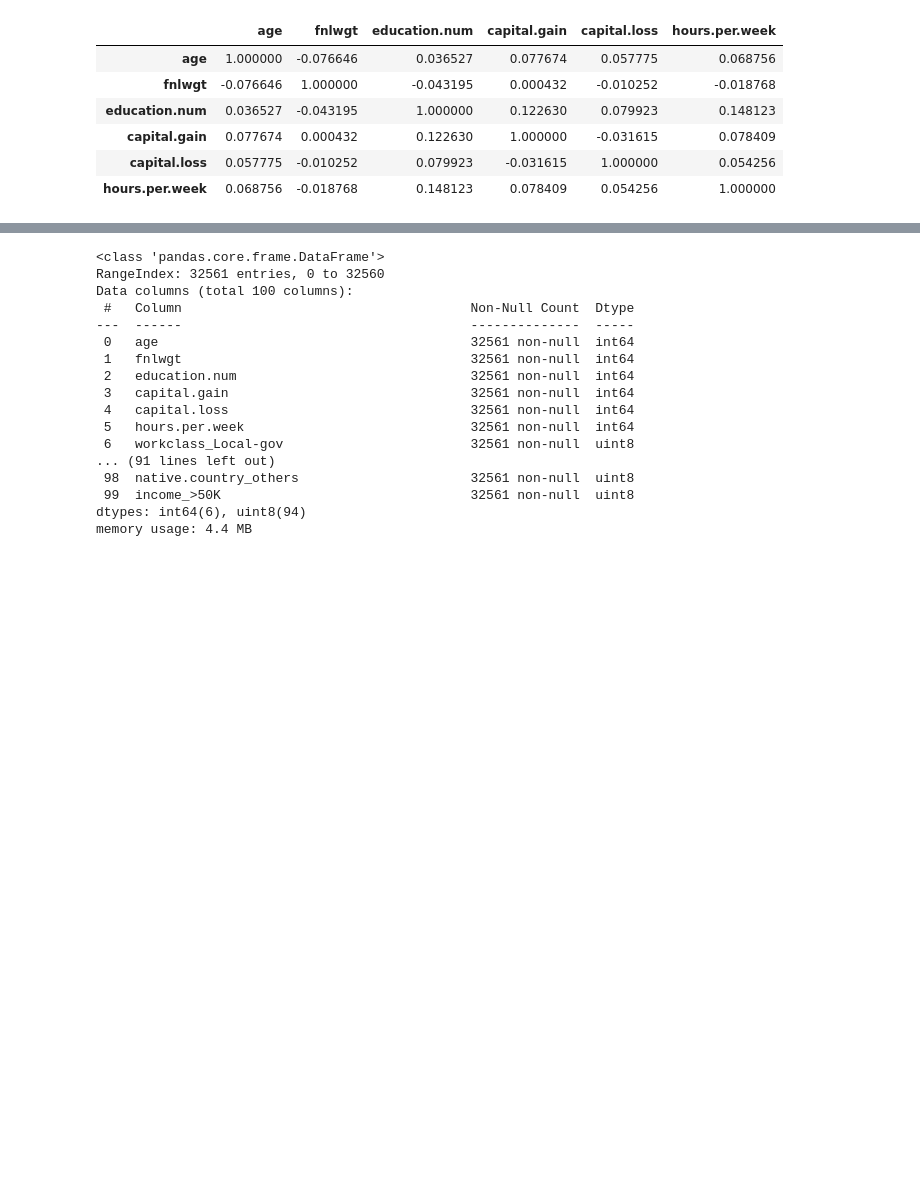
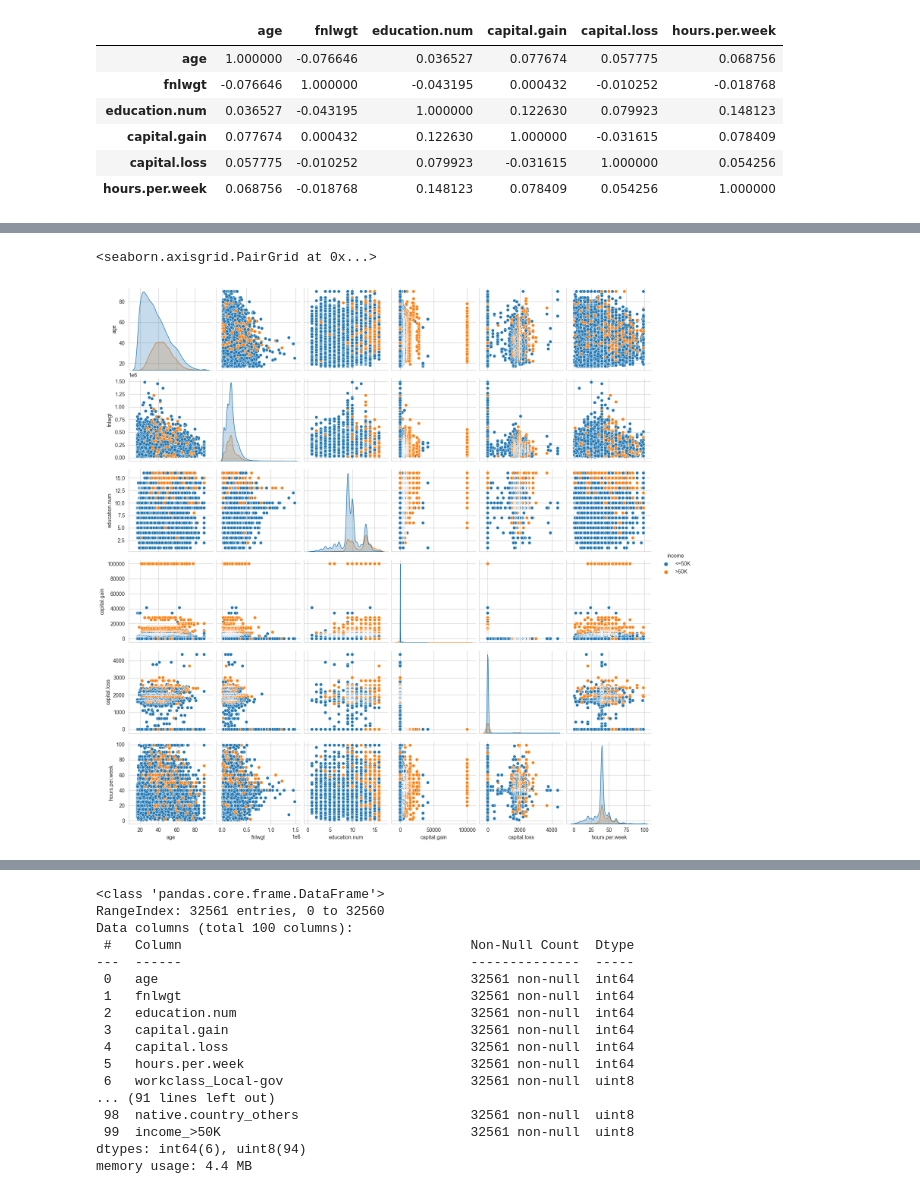
Before and after one commit to OmerSav/AdultCensusIncomeClassification, a Jupyter notebook: notebooks/0.1-os-exploratory-data-analysis.ipynb, the cells around one changed output, grey strips where cells are left out. Saved outputs shown, nothing was run; the diff lists cells and outputs as text; code cells hidden in the pictures; blank space fills up the shorter version.

```diff
--- a/notebooks/0.1-os-exploratory-data-analysis.ipynb
+++ b/notebooks/0.1-os-exploratory-data-analysis.ipynb
@@ -246,0 +268,7 @@ df.corr()
+# %%
+cont_df = df.select_dtypes(exclude='object')
+cont_df['income'] = df['income']
+sns.pairplot(data=cont_df, hue='income')
+# %% [output]
+<seaborn.axisgrid.PairGrid at 0x...>
+[figure, added]
```
Also changed, not shown: parts of 3 cells of this notebook, 2 other files.
